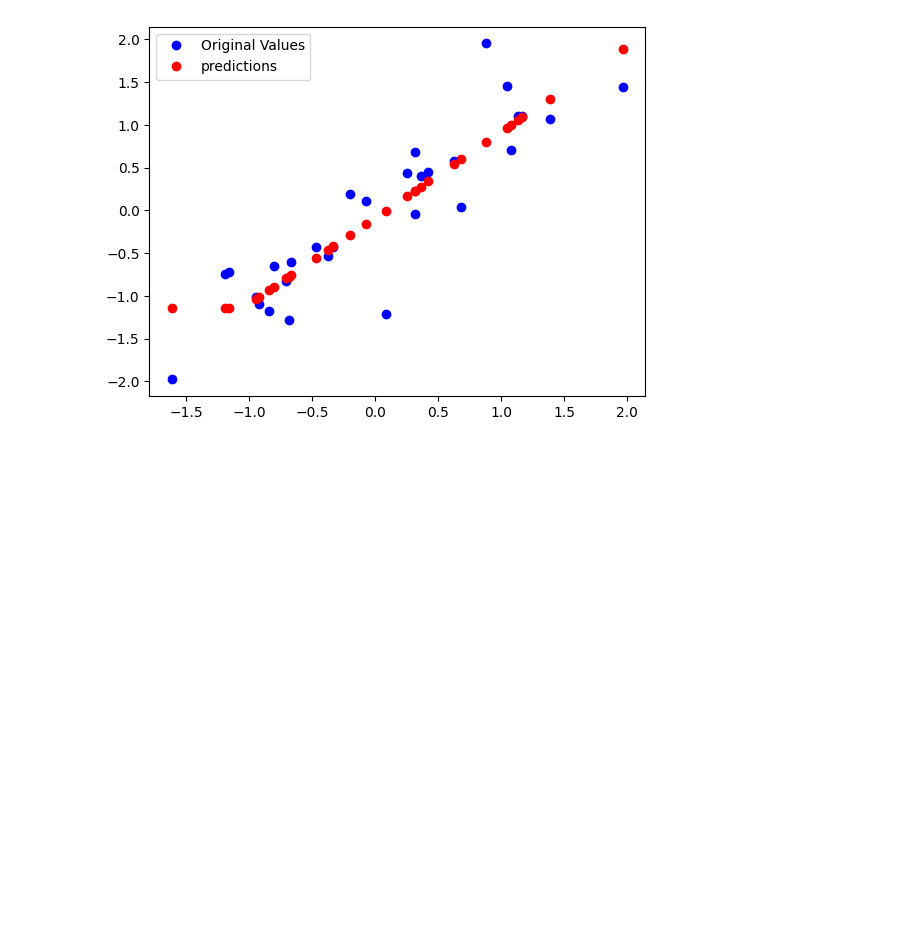
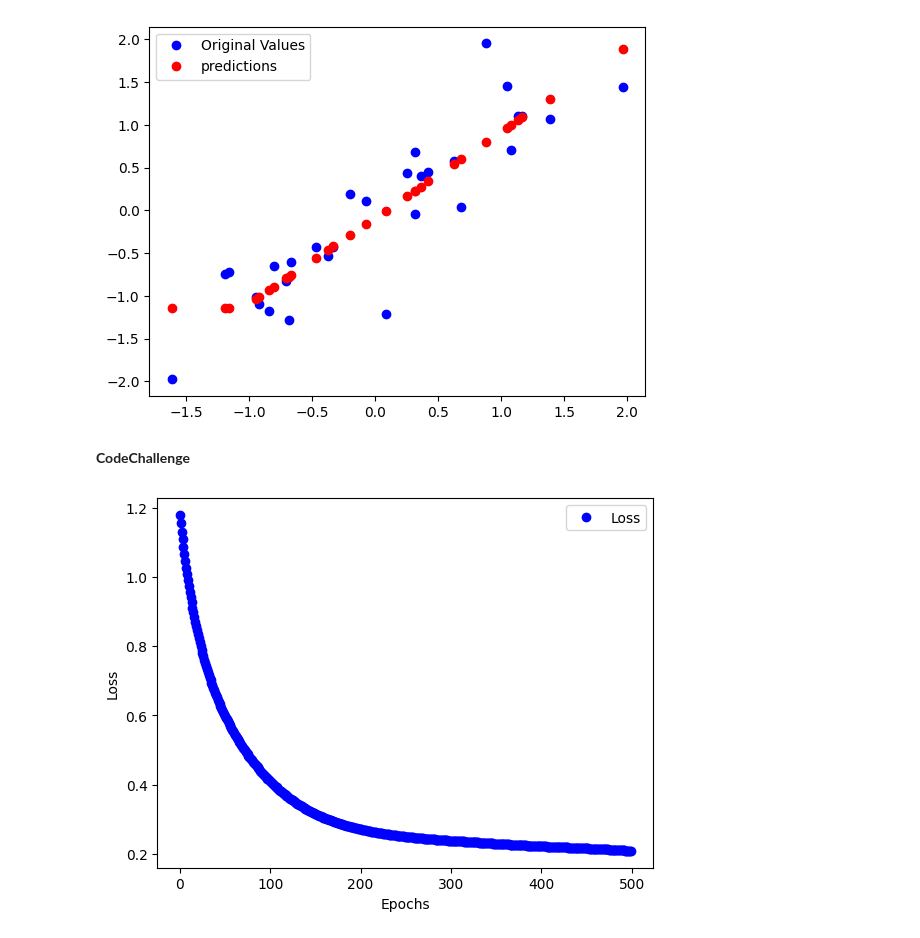
Before and after one commit to ayush9h/PyTorch-DeepLearning, a Jupyter notebook: ANN.ipynb, the cells around one changed output. Cells and saved outputs as stored; diff of their text form; code cells hidden in the pictures; blank space fills up the shorter version.

```diff
--- a/ANN.ipynb
+++ b/ANN.ipynb
@@ -85,3 +85,45 @@ plt.legend()
 plt.show()
 # %% [output]
 [figure]
+# %% [markdown]
+**CodeChallenge**
+# %%
+def build_train(x,y):
+  ann_reg = nn.Sequential(
+      nn.Linear(1,1),
+      nn.ReLU(),
+      nn.Linear(1,1)
+  )
+  learning_rate = 0.01
+  lossfun = nn.MSELoss()
+  optimizer = torch.optim.SGD(ann_reg.parameters(),lr=learning_rate)
+
+  numepochs = 500
+  losses = torch.zeros(numepochs)
+
+  for i in range(numepochs):
+    yHat = ann_reg(x)
+    loss = lossfun(yHat, y)
+    losses[i] = loss
+
+    optimizer.zero_grad()
+    loss.backward()
+    optimizer.step()
+
+  return yHat, losses
+# %%
+N = 50
+# m = np.linspace(-2,2,21)
+
+x = torch.randn(N , 1)
+y = 0.8 *x + torch.randn(N, 1) / 2
+
+yHat, losses = build_train(x,y)
+
+plt.plot(losses.detach(), 'bo', label = "Loss",)
+plt.xlabel("Epochs")
+plt.ylabel("Loss")
+plt.legend()
+plt.show()
+# %% [output]
+[figure, added]
```
Also changed, not shown: parts of 1 cell of this notebook.
